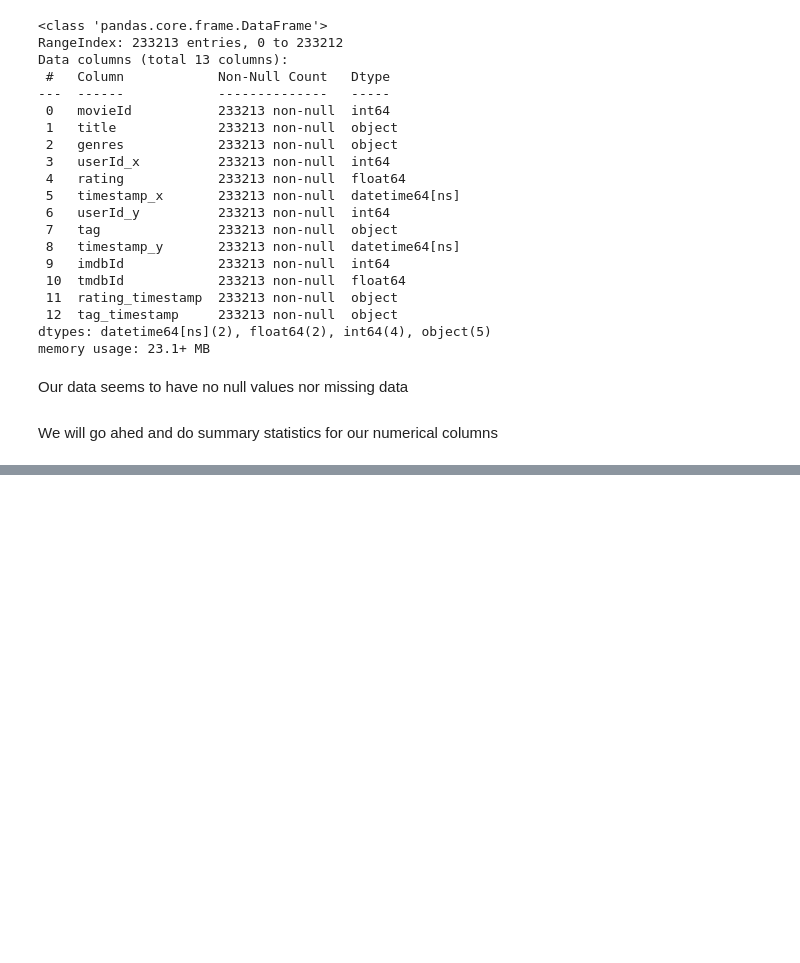
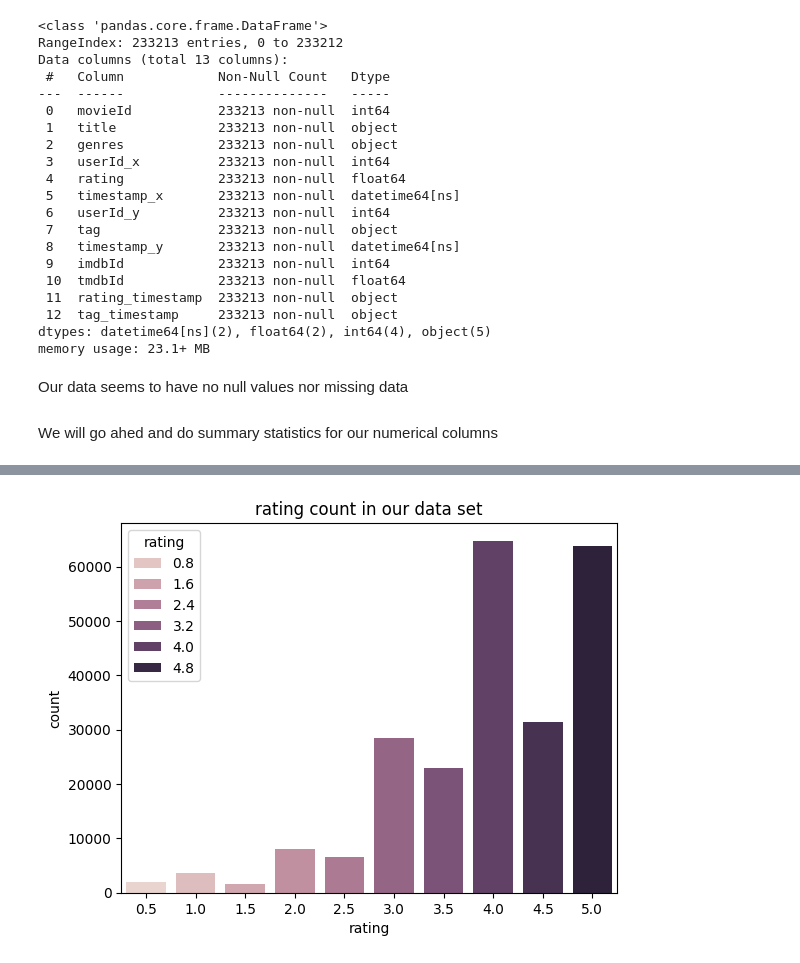
Before and after one commit to mercytegekson/Movie-Recommendation-System-, a Jupyter notebook: index.ipynb, the cells around one changed output, grey strips where cells are left out. Cells and saved outputs as stored; diff of their text form; code cells hidden in the pictures; blank space fills up the shorter version.

```diff
--- a/index.ipynb
+++ b/index.ipynb
@@ -208,0 +214,16 @@ merged_data.describe()
+# %%
+#writting helper function to help us make x-axis countplots in our EDA process
+def sns_xcount(column , data):
+    sns.countplot(x = column, data = data, hue= column)
+    plt.title(f"{column} count in our data set")
+    plt.show();
+
+#writting helper function to help us make y-axis countplots in our EDA process
+def sns_ycount(column , data):
+    sns.countplot(y = column, data = data)
+    plt.title(f"{column} count in our data set")
+    plt.show();
+# %%
+sns_xcount("rating", merged_data)
+# %% [output]
+[figure, added]
```
Also changed, not shown: parts of 1 cell of this notebook.
